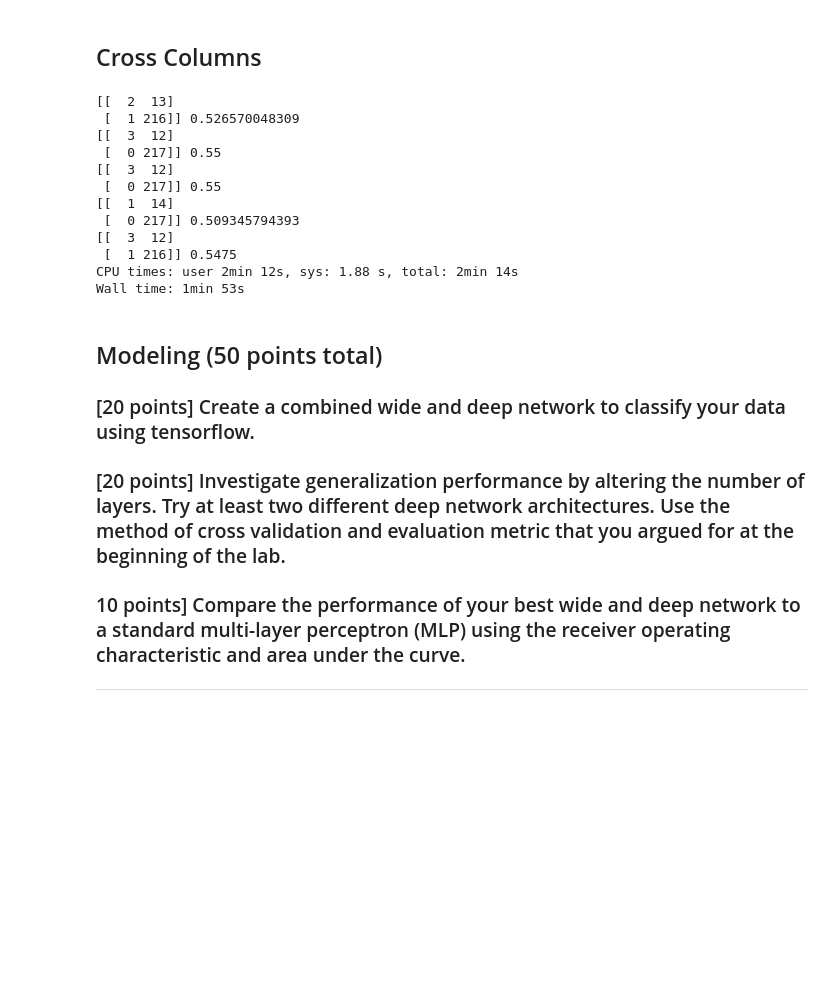
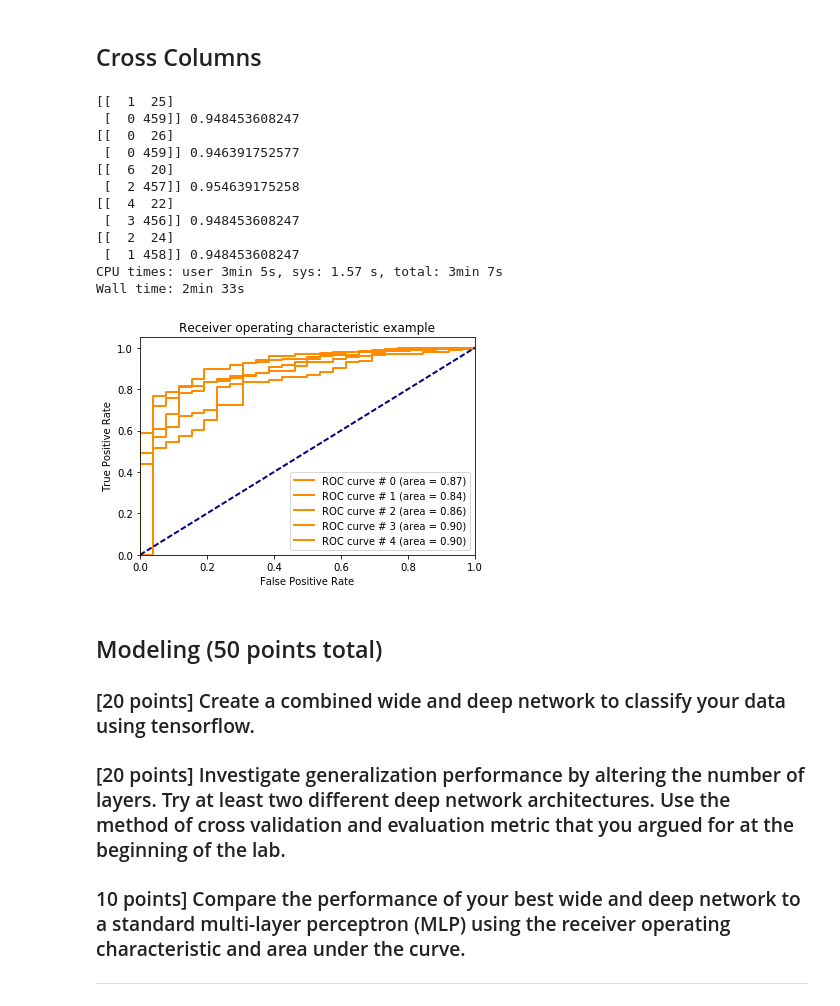
Before and after one commit to LukeWood/Tensorflow-Wide-and-Deep, a Jupyter notebook: Lab7-Main.ipynb, the cells around one changed output. Cells and saved outputs as stored; diff of their text form; code cells hidden in the pictures; blank space fills up the shorter version.

Commit message:
add ROC curve

```diff
--- a/Lab7-Main.ipynb
+++ b/Lab7-Main.ipynb
@@ -407,7 +387,7 @@ def setup_wide_deep_columns():
 
 tf.logging.set_verbosity(tf.logging.ERROR)
 
-df = df_train.ix[:1000].copy()
+df = df_train.ix[:2000].copy()
 #df = df_train.copy()
 
 X = df.drop('income', axis=1).values
@@ -419,15 +399,15 @@ for col in deep_columns:
     if col.dimension == 0.0:
         print(col)
 
+dnn_roc_auc = []
+
+sss = StratifiedShuffleSplit(n_splits=5, test_size=0.5)
+
 for train_index, test_index in sss.split(X, y):
     clf = learn.DNNLinearCombinedClassifier(
                             linear_feature_columns=wide_columns,
                             dnn_feature_columns=deep_columns,
-                            dnn_hidden_units=[100, 50])
-
-    #clf = learn.LinearClassifier(feature_columns=wide_columns)
-    #clf = learn.DNNClassifier(feature_columns=deep_columns, hidden_units=[100,50])
-
+                            dnn_hidden_units=[100, 50, 25, 5])
 
     input_wrapper = lambda:process_input_cc(df.iloc[train_index],'income',categorical_labels, continuous_labels)
     output_wrapper = lambda:process_input_cc(df.iloc[test_index],None,categorical_labels, continuous_labels)
@@ -443,20 +423,43 @@ for train_index, test_index in sss.split(X, y):
     yhat = [x for x in yhat]
 
     print(confusion_matrix(y_test,yhat),
-          weighted_recall_score(y_test,yhat))
+          accuracy_score(y_test,yhat))
+
+    probs = list(clf.predict_proba(input_fn=output_wrapper))
+    probs = np.array(probs)[:,1]
+    fpr, tpr, _ = roc_curve(y_test, probs)
+    dnn_roc_auc.append((fpr, tpr, auc(fpr, tpr)))
 # %% [output]
-[[  2  13]
- [  1 216]] 0.526570048309
-[[  3  12]
- [  0 217]] 0.55
-[[  3  12]
- [  0 217]] 0.55
-[[  1  14]
- [  0 217]] 0.509345794393
-[[  3  12]
- [  1 216]] 0.5475
-CPU times: user 2min 12s, sys: 1.88 s, total: 2min 14s
-Wall time: 1min 53s
+[[  1  25]
+ [  0 459]] 0.948453608247
+[[  0  26]
+ [  0 459]] 0.946391752577
+[[  6  20]
+ [  2 457]] 0.954639175258
+[[  4  22]
+ [  3 456]] 0.948453608247
+[[  2  24]
+ [  1 458]] 0.948453608247
+CPU times: user 3min 5s, sys: 1.57 s, total: 3min 7s
+Wall time: 2min 33s
+# %%
+plt.figure()
+lw = 2
+i = 0
+for fpr, tpr, auc_ in dnn_roc_auc:
+        plt.plot(fpr, tpr, color='darkorange',
+             lw=lw, label='ROC curve # %d (area = %0.2f)' % (i, auc_))
+        i += 1
+plt.plot([0, 1], [0, 1], color='navy', lw=lw, linestyle='--')
+plt.xlim([0.0, 1.0])
+plt.ylim([0.0, 1.05])
+plt.xlabel('False Positive Rate')
+plt.ylabel('True Positive Rate')
+plt.title('Receiver operating characteristic example')
+plt.legend(loc="lower right")
+plt.show()
+# %% [output]
+[figure, added]
 # %% [markdown]
 ## Modeling (50 points total)
 
```
Also changed, not shown: parts of 3 cells of this notebook.
